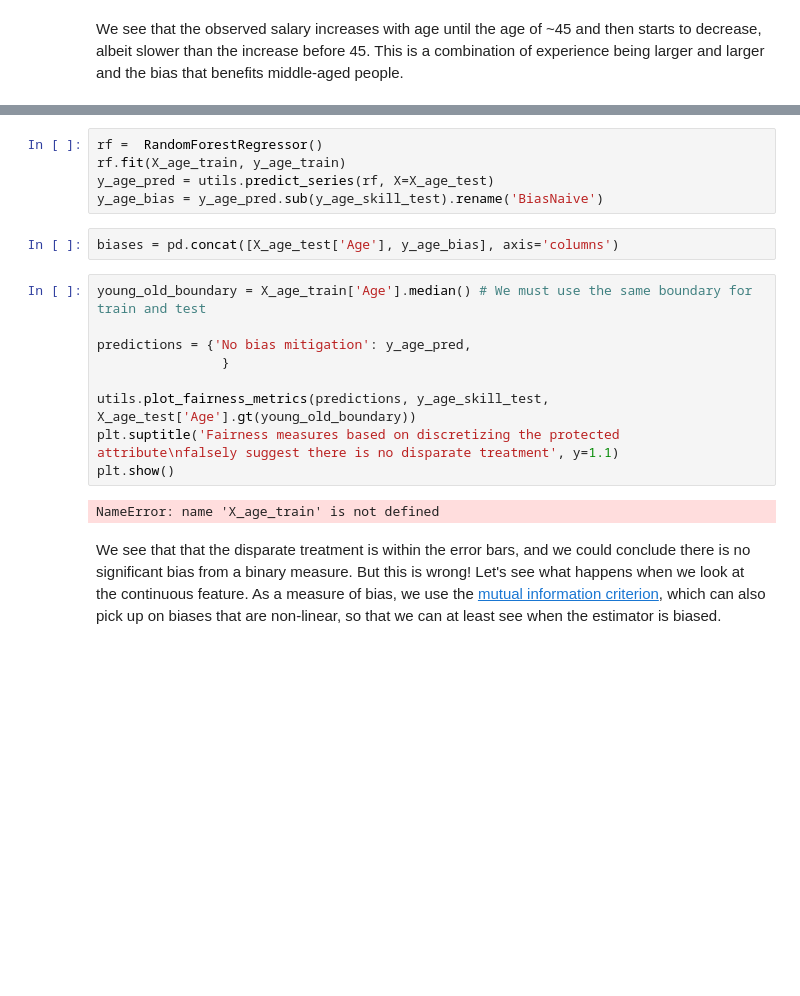
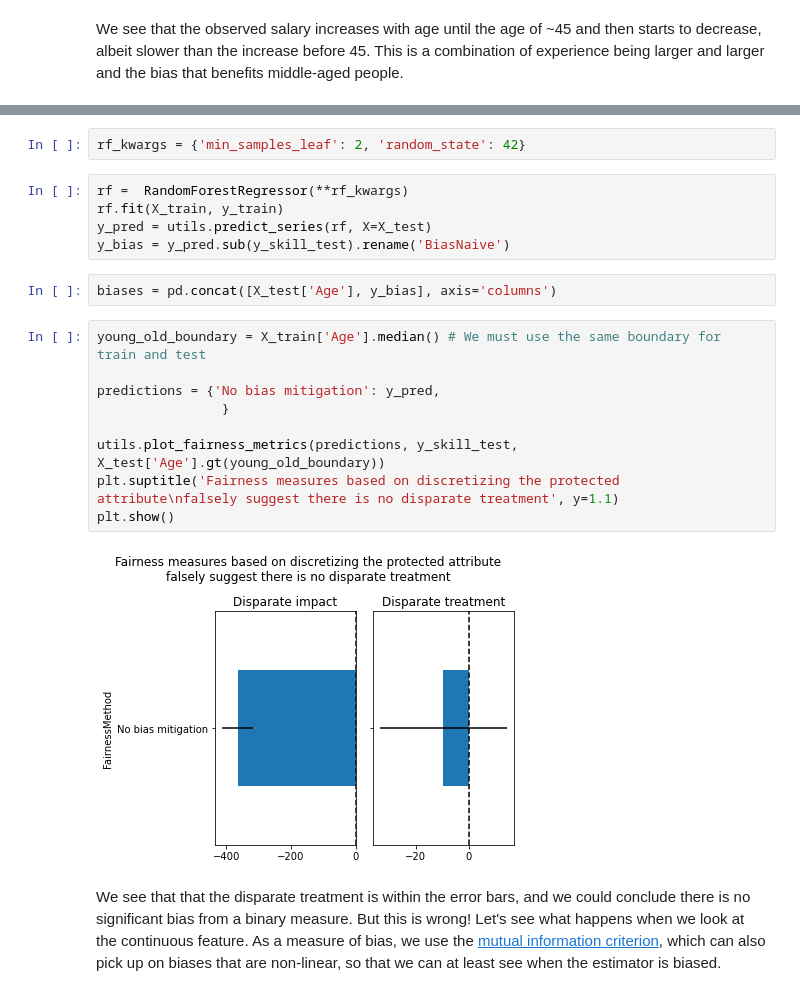
Before and after one commit to SjoerdCor/fairness, a Jupyter notebook: blog/2.DealingWithMoreComplexBiases.ipynb, the cells around one changed output, grey strips where cells are left out. Saved outputs shown, nothing was run; the diff lists cells and outputs as text; blank space fills up the shorter version.

```diff
--- a/blog/2.DealingWithMoreComplexBiases.ipynb
+++ b/blog/2.DealingWithMoreComplexBiases.ipynb
@@ -108,21 +106,23 @@ While we used `LinearRegression` in the previous installment, here we switch to
+# %%
+rf_kwargs = {'min_samples_leaf': 2, 'random_state': 42}
 # %%
-rf =  RandomForestRegressor()
-rf.fit(X_age_train, y_age_train)
-y_age_pred = utils.predict_series(rf, X=X_age_test)
-y_age_bias = y_age_pred.sub(y_age_skill_test).rename('BiasNaive')
+rf =  RandomForestRegressor(**rf_kwargs)
+rf.fit(X_train, y_train)
+y_pred = utils.predict_series(rf, X=X_test)
+y_bias = y_pred.sub(y_skill_test).rename('BiasNaive')
 # %%
-biases = pd.concat([X_age_test['Age'], y_age_bias], axis='columns')
+biases = pd.concat([X_test['Age'], y_bias], axis='columns')
 # %%
-young_old_boundary = X_age_train['Age'].median() # We must use the same boundary for train and test
+young_old_boundary = X_train['Age'].median() # We must use the same boundary for train and test
 
-predictions = {'No bias mitigation': y_age_pred,
+predictions = {'No bias mitigation': y_pred,
                 }
 
-utils.plot_fairness_metrics(predictions, y_age_skill_test, X_age_test['Age'].gt(young_old_boundary))
+utils.plot_fairness_metrics(predictions, y_skill_test, X_test['Age'].gt(young_old_boundary))
 plt.suptitle('Fairness measures based on discretizing the protected attribute\nfalsely suggest there is no disparate treatment', y=1.1)
 plt.show()
 # %% [output]
-NameError: name 'X_age_train' is not defined
+[figure, added]
 # %% [markdown]
 We see that that the disparate treatment is within the error bars, and we could conclude there is no significant bias from a binary measure. But this is wrong! Let's see what happens when we look at the continuous feature. As a measure of bias, we use the [mutual information criterion](https://en.wikipedia.org/wiki/Mutual_information), which can also pick up on biases that are non-linear, so that we can at least see when the estimator is biased.
 # %%
```
Also changed, not shown: parts of 28 cells of this notebook.
